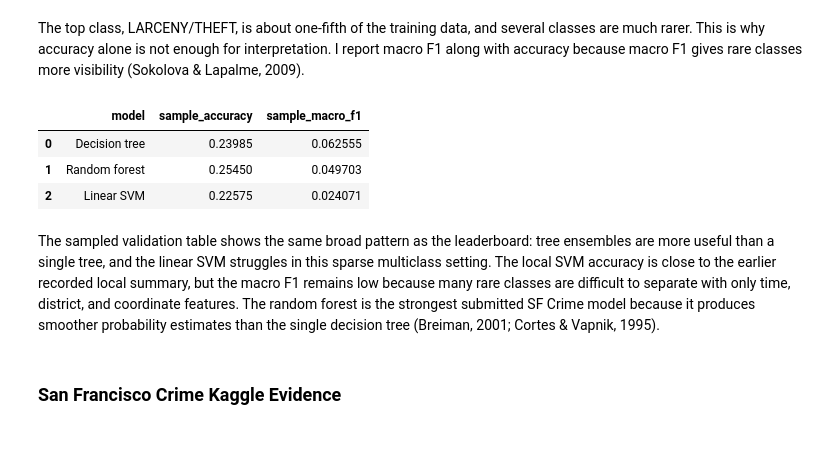
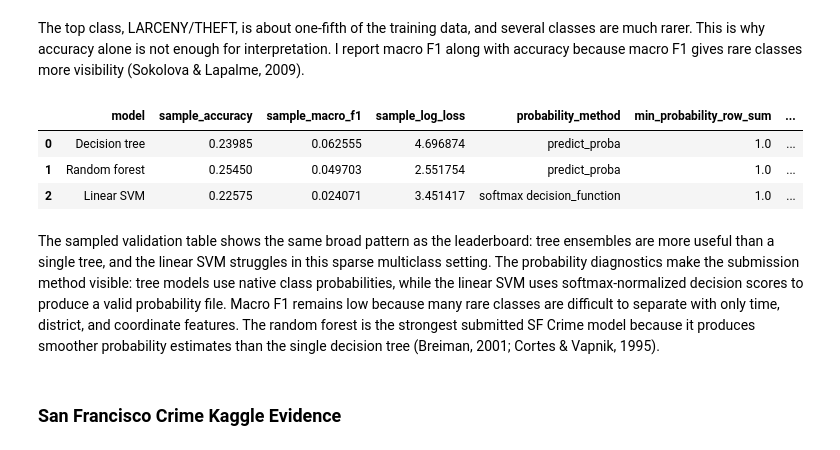
Before and after one commit to maldo81/dds-8555-predictive-analysis, a Jupyter notebook: Week 8/Assignment 8/MaldonadoJDDS8555-8.ipynb, the cells around one changed output. Drawn from its saved outputs; the diff is of its cells as text; code cells hidden in the pictures.

```diff
--- a/Week 8/Assignment 8/MaldonadoJDDS8555-8.ipynb
+++ b/Week 8/Assignment 8/MaldonadoJDDS8555-8.ipynb
@@ -311,27 +415,50 @@ The top class, LARCENY/THEFT, is about one-fifth of the training data, and sever
 # %%
 sf_preprocess = ColumnTransformer([
     ("num", Pipeline([("imputer", SimpleImputer(strategy="median")), ("scaler", StandardScaler())]), ["X", "Y", "hour", "month", "year"]),
     ("cat", OneHotEncoder(handle_unknown="ignore"), ["DayOfWeek", "PdDistrict"]),
 ])
 sf_models = {
     "Decision tree": DecisionTreeClassifier(max_depth=14, min_samples_leaf=50, random_state=RANDOM_STATE),
     "Random forest": RandomForestClassifier(n_estimators=80, max_depth=18, min_samples_leaf=20, n_jobs=-1, random_state=RANDOM_STATE),
     "Linear SVM": LinearSVC(C=0.5, dual="auto", random_state=RANDOM_STATE, max_iter=3000),
 }
+all_sf_labels = np.sort(sf_y.unique())
 sf_rows = []
 for name, model in sf_models.items():
     pipe = Pipeline([("prep", sf_preprocess), ("model", model)])
     pipe.fit(sf_X_train, sf_y_train)
     pred = pipe.predict(sf_X_valid)
-    sf_rows.append({"model": name, "sample_accuracy": accuracy_score(sf_y_valid, pred), "sample_macro_f1": f1_score(sf_y_valid, pred, average="macro", zero_division=0)})
+    if hasattr(pipe, "predict_proba"):
+        probs = pipe.predict_proba(sf_X_valid)
+        prob_method = "predict_proba"
+    else:
+        scores = pipe.decision_function(sf_X_valid)
+        scores = scores - scores.max(axis=1, keepdims=True)
+        probs = np.exp(scores) / np.exp(scores).sum(axis=1, keepdims=True)
+        prob_method = "softmax decision_function"
+    labels = pipe.named_steps["model"].classes_
+    aligned_probs = np.full((probs.shape[0], len(all_sf_labels)), 1e-15)
+    label_positions = {label: pos for pos, label in enumerate(all_sf_labels)}
+    for source_pos, label in enumerate(labels):
+        aligned_probs[:, label_positions[label]] = probs[:, source_pos]
+    aligned_probs = aligned_probs / aligned_probs.sum(axis=1, keepdims=True)
+    sf_rows.append({
+        "model": name,
+        "sample_accuracy": accuracy_score(sf_y_valid, pred),
+        "sample_macro_f1": f1_score(sf_y_valid, pred, average="macro", zero_division=0),
+        "sample_log_loss": log_loss(sf_y_valid, aligned_probs, labels=all_sf_labels),
+        "probability_method": prob_method,
+        "min_probability_row_sum": aligned_probs.sum(axis=1).min(),
+        "max_probability_row_sum": aligned_probs.sum(axis=1).max(),
+    })
 display(pd.DataFrame(sf_rows))
 # %% [output]
-|  | model | sample_accuracy | sample_macro_f1 |
-| 0 | Decision tree | 0.23985 | 0.062555 |
-| 1 | Random forest | 0.25450 | 0.049703 |
-| 2 | Linear SVM | 0.22575 | 0.024071 |
+|  | model | sample_accuracy | sample_macro_f1 | sample_log_loss | probability_method | min_probability_row_sum | ... |
+| 0 | Decision tree | 0.23985 | 0.062555 | 4.696874 | predict_proba | 1.0 | ... |
+| 1 | Random forest | 0.25450 | 0.049703 | 2.551754 | predict_proba | 1.0 | ... |
+| 2 | Linear SVM | 0.22575 | 0.024071 | 3.451417 | softmax decision_function | 1.0 | ... |
 # %% [markdown]
-The sampled validation table shows the same broad pattern as the leaderboard: tree ensembles are more useful than a single tree, and the linear SVM struggles in this sparse multiclass setting.  The local SVM accuracy is close to the earlier recorded local summary, but the macro F1 remains low because many rare classes are difficult to separate with only time, district, and coordinate features.  The random forest is the strongest submitted SF Crime model because it produces smoother probability estimates than the single decision tree (Breiman, 2001; Cortes & Vapnik, 1995).
+The sampled validation table shows the same broad pattern as the leaderboard: tree ensembles are more useful than a single tree, and the linear SVM struggles in this sparse multiclass setting.  The probability diagnostics make the submission method visible: tree models use native class probabilities, while the linear SVM uses softmax-normalized decision scores to produce a valid probability file.  Macro F1 remains low because many rare classes are difficult to separate with only time, district, and coordinate features.  The random forest is the strongest submitted SF Crime model because it produces smoother probability estimates than the single decision tree (Breiman, 2001; Cortes & Vapnik, 1995).
 # %% [markdown]
 ### San Francisco Crime Kaggle Evidence
 # %%
```
Also changed, not shown: parts of 9 cells of this notebook, 2 other files.
